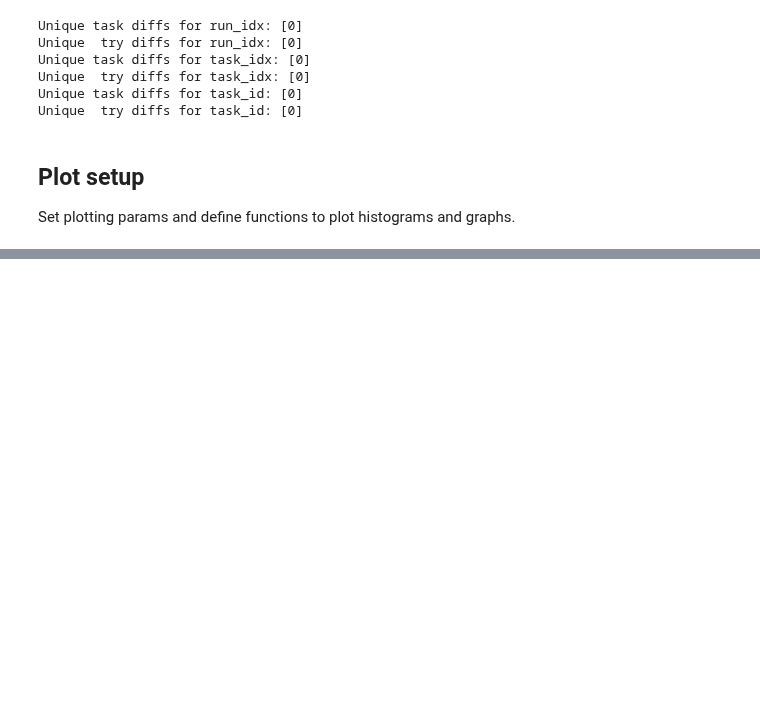
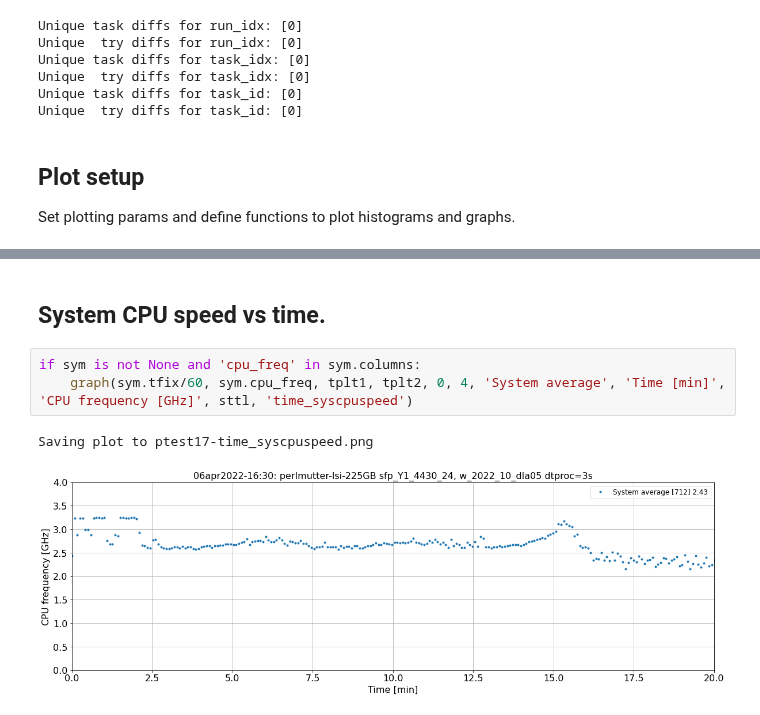
Before and after one commit to LSSTDESC/desc-wfmon, a Jupyter notebook: ipynb/perfstat.ipynb, the cells around one changed output, grey strips where cells are left out. Saved outputs shown, nothing was run; the diff lists cells and outputs as text; blank space fills up the shorter version.

```diff
--- a/ipynb/perfstat.ipynb
+++ b/ipynb/perfstat.ipynb
@@ -458,0 +475,8 @@ Mean running task count:  30.5                 [0.67]
+# %% [markdown]
+## System CPU speed vs time.
+# %%
+if sym is not None and 'cpu_freq' in sym.columns:
+    graph(sym.tfix/60, sym.cpu_freq, tplt1, tplt2, 0, 4, 'System average', 'Time [min]', 'CPU frequency [GHz]', sttl, 'time_syscpuspeed')
+# %% [output]
+Saving plot to ptest17-time_syscpuspeed.png
+[figure, added]
```
Also changed, not shown: parts of 14 cells of this notebook, 3 other files.
